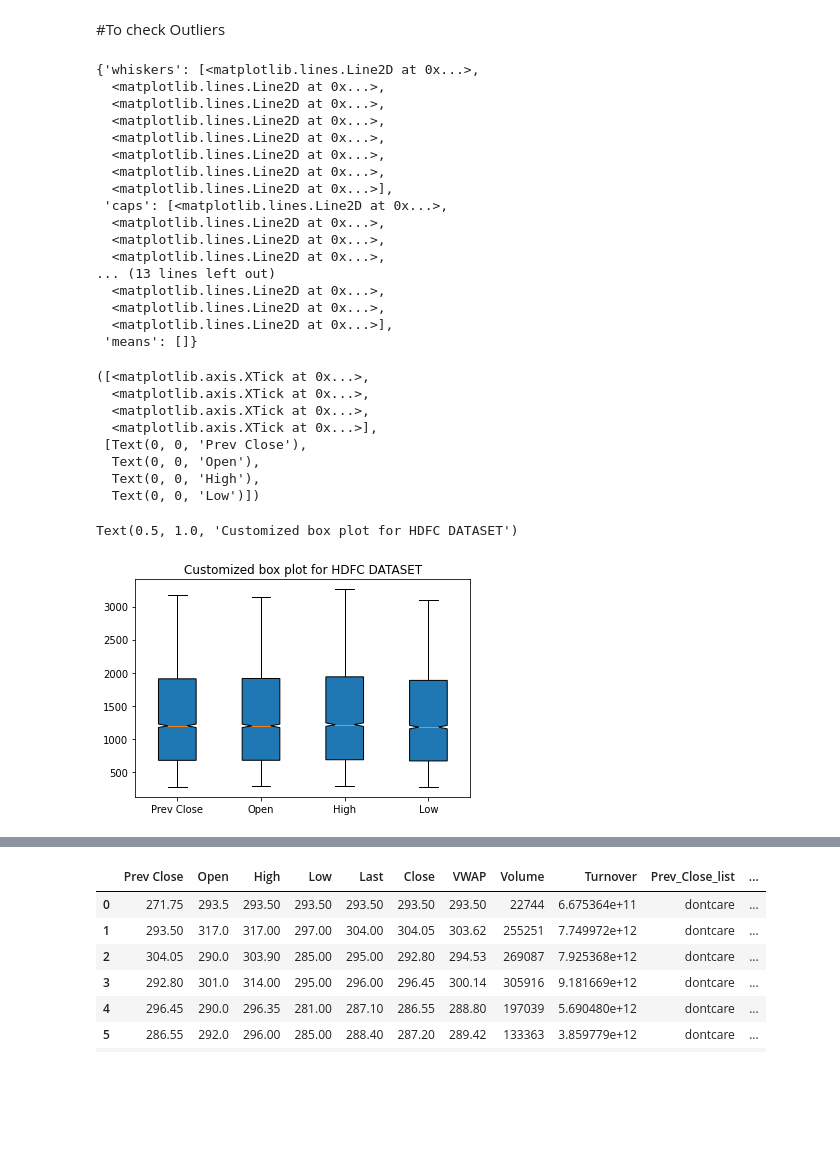
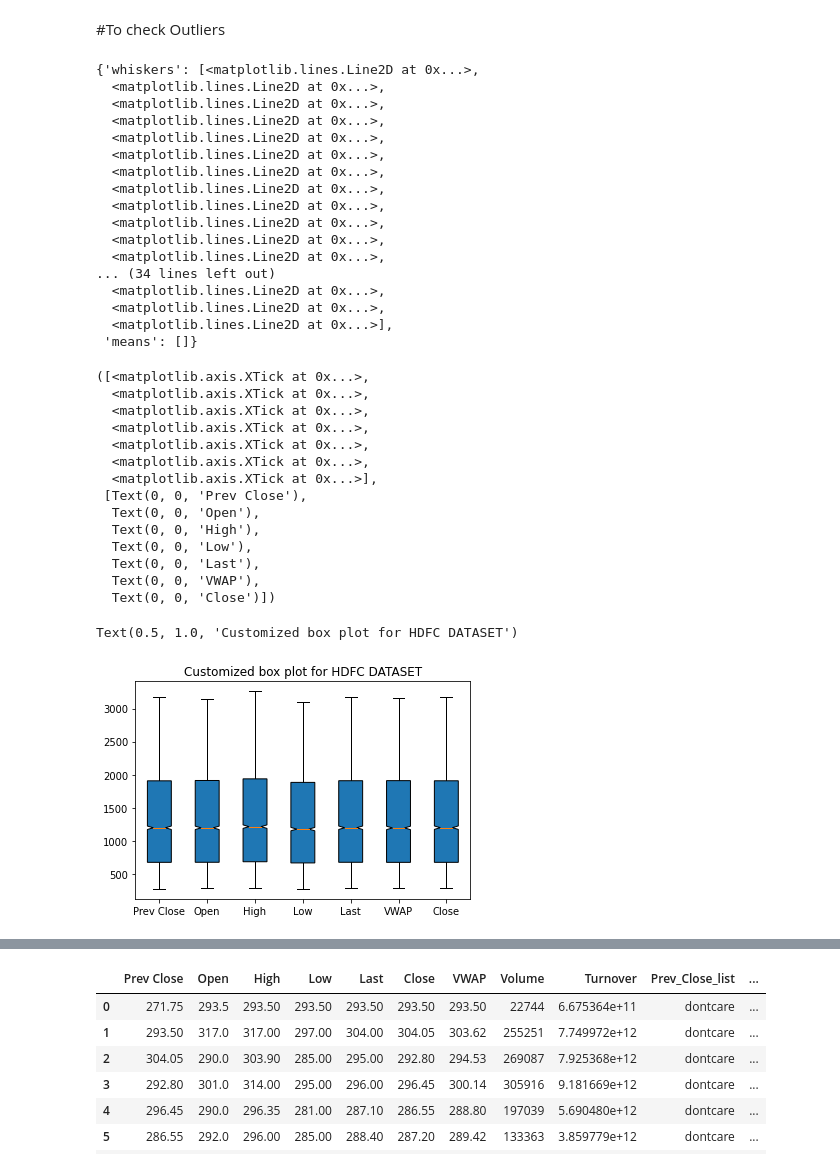
Before and after one commit to Embedded-org/ACCOMPLISHMENTS, a Jupyter notebook: RACE_CAPSTONE_PROJECT2/Capstone2_ipynb_Files/Capstone2_Classification_Modelling_HDFC/Data_UnderstandingHDFC_Dataset.ipynb, the cells around one changed output, grey strips where cells are left out. Cells and saved outputs as stored; diff of their text form; code cells hidden in the pictures; blank space fills up the shorter version.

```diff
--- a/RACE_CAPSTONE_PROJECT2/Capstone2_ipynb_Files/Capstone2_Classification_Modelling_HDFC/Data_UnderstandingHDFC_Dataset.ipynb
+++ b/RACE_CAPSTONE_PROJECT2/Capstone2_ipynb_Files/Capstone2_Classification_Modelling_HDFC/Data_UnderstandingHDFC_Dataset.ipynb
@@ -141,38 +141,43 @@ df.head()
 #To check Outliers
 # %%
 fig, ax = plt.subplots()
-columns = [df["Prev Close"],df["Open"], df["High"], df["Low"]]
+columns = [df["Prev Close"],df["Open"], df["High"], df["Low"],df["Last"], df["VWAP"], df["Close"]]
 ax.boxplot(columns, notch=True, patch_artist=True)
-plt.xticks([1, 2,3,4], ['Prev Close', 'Open',
-                    'High', 'Low'])
+plt.xticks([1, 2,3,4,5,6,7], ['Prev Close', 'Open','High', 'Low','Last', 'VWAP','Close'])
 # Adding title
 plt.title("Customized box plot for HDFC DATASET")
 plt.show()
 # %% [output]
 {'whiskers': [<matplotlib.lines.Line2D at 0x...>,
   <matplotlib.lines.Line2D at 0x...>,
   <matplotlib.lines.Line2D at 0x...>,
   <matplotlib.lines.Line2D at 0x...>,
   <matplotlib.lines.Line2D at 0x...>,
   <matplotlib.lines.Line2D at 0x...>,
   <matplotlib.lines.Line2D at 0x...>,
-  <matplotlib.lines.Line2D at 0x...>],
- 'caps': [<matplotlib.lines.Line2D at 0x...>,
   <matplotlib.lines.Line2D at 0x...>,
   <matplotlib.lines.Line2D at 0x...>,
   <matplotlib.lines.Line2D at 0x...>,
-... (13 lines left out)
+  <matplotlib.lines.Line2D at 0x...>,
+  <matplotlib.lines.Line2D at 0x...>,
+... (34 lines left out)
   <matplotlib.lines.Line2D at 0x...>,
   <matplotlib.lines.Line2D at 0x...>,
   <matplotlib.lines.Line2D at 0x...>],
  'means': []}
 ([<matplotlib.axis.XTick at 0x...>,
+  <matplotlib.axis.XTick at 0x...>,
+  <matplotlib.axis.XTick at 0x...>,
+  <matplotlib.axis.XTick at 0x...>,
   <matplotlib.axis.XTick at 0x...>,
   <matplotlib.axis.XTick at 0x...>,
   <matplotlib.axis.XTick at 0x...>],
  [Text(0, 0, 'Prev Close'),
   Text(0, 0, 'Open'),
   Text(0, 0, 'High'),
-  Text(0, 0, 'Low')])
+  Text(0, 0, 'Low'),
+  Text(0, 0, 'Last'),
+  Text(0, 0, 'VWAP'),
+  Text(0, 0, 'Close')])
 Text(0.5, 1.0, 'Customized box plot for HDFC DATASET')
-[figure, old version]
+[figure, new version]
```
Also changed, not shown: parts of 23 cells of this notebook, 3 other files.
